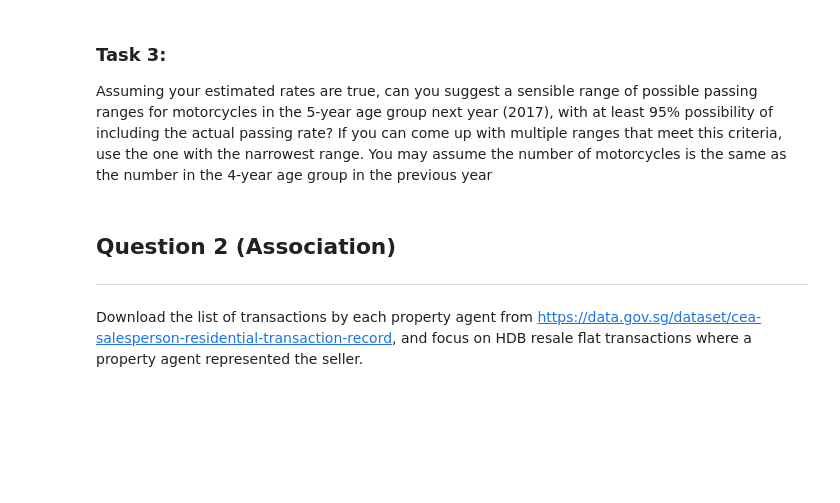
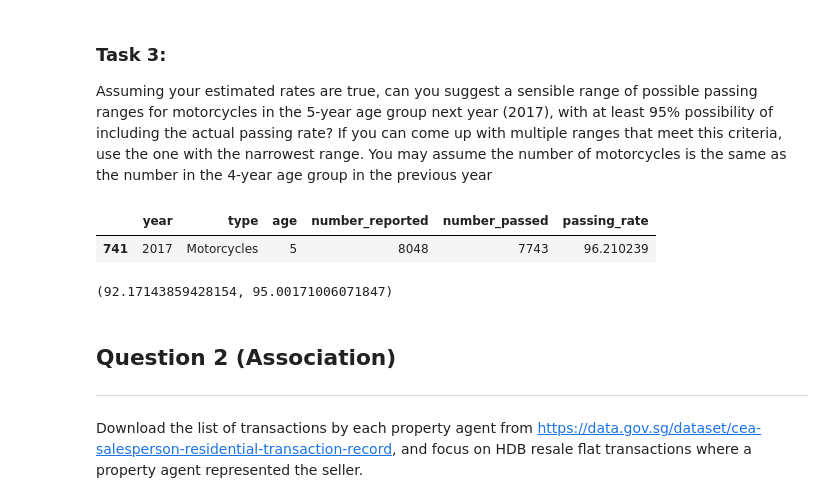
Before and after one commit to tayhuihong/DSAID-QS_submission, a Jupyter notebook: section1.ipynb, the cells around one changed output. Cells and saved outputs as stored; diff of their text form; code cells hidden in the pictures; blank space fills up the shorter version.

```diff
--- a/section1.ipynb
+++ b/section1.ipynb
@@ -20,3 +52,7 @@ df = pd.read_csv("insurance_data.csv", delimiter=';')
 ---
 Download the passing rate of annual vehicle inspection records from
 https://data.gov.sg/dataset/annual-motor-vehicle-inspection-passing-rate-of-motor-vehicles-on- first-inspection, and focus on inspections for motorcycles.
+# %%
+#Import dataset
+motor_df = pd.read_csv("annual-motor-vehicle-inspection-passing-rate-of-motor-vehicles-on-first-inspection.csv")
+motor_df.isna().sum()
@@ -29,6 +108,16 @@ For motorcycles of each age, estimate their passing rate next year.
 # %% [markdown]
 ### Task 3:
 Assuming your estimated rates are true, can you suggest a sensible range of possible passing ranges for motorcycles in the 5-year age group next year (2017), with at least 95% possibility of including the actual passing rate? If you can come up with multiple ranges that meet this criteria, use the one with the narrowest range. You may assume the number of motorcycles is the same as the number in the 4-year age group in the previous year
+# %%
+motor_df[motor_df.type.eq('Motorcycles') & motor_df.age.eq('5') & motor_df.year.eq(2017)]
+# %% [output]
+|  | year | type | age | number_reported | number_passed | passing_rate |
+| 741 | 2017 | Motorcycles | 5 | 8048 | 7743 | 96.210239 |
+# %%
+motor_df_2017 = motor_df[motor_df.type.eq('Motorcycles') & motor_df.age.eq('5')]
+st.t.interval(alpha=0.95, df=len(motor_df_2017['passing_rate'])-1, loc=np.mean(motor_df_2017['passing_rate']), scale=st.sem(motor_df_2017['passing_rate']))
+# %% [output]
+(92.17143859428154, 95.00171006071847)
 # %% [markdown]
 ## Question 2 (Association)
 ---
```
Also changed, not shown: parts of 18 cells of this notebook.
